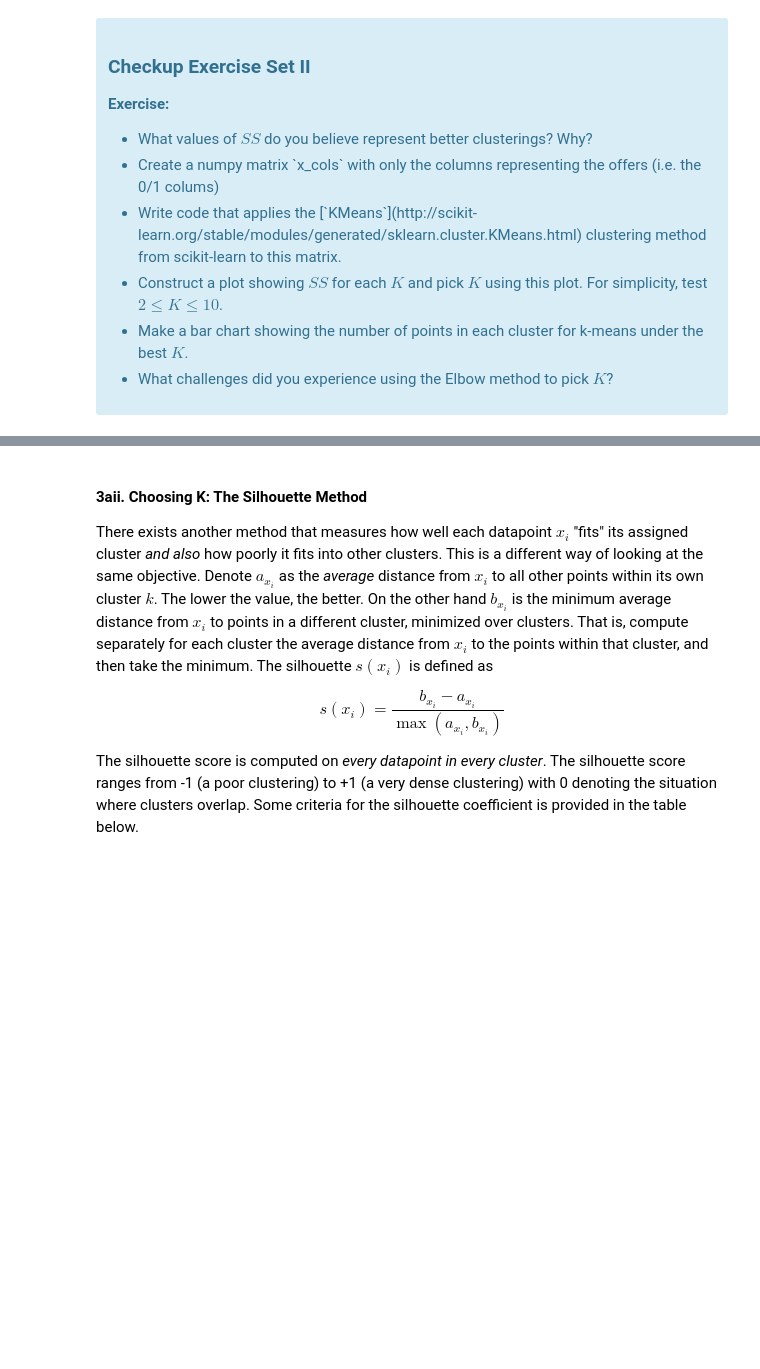
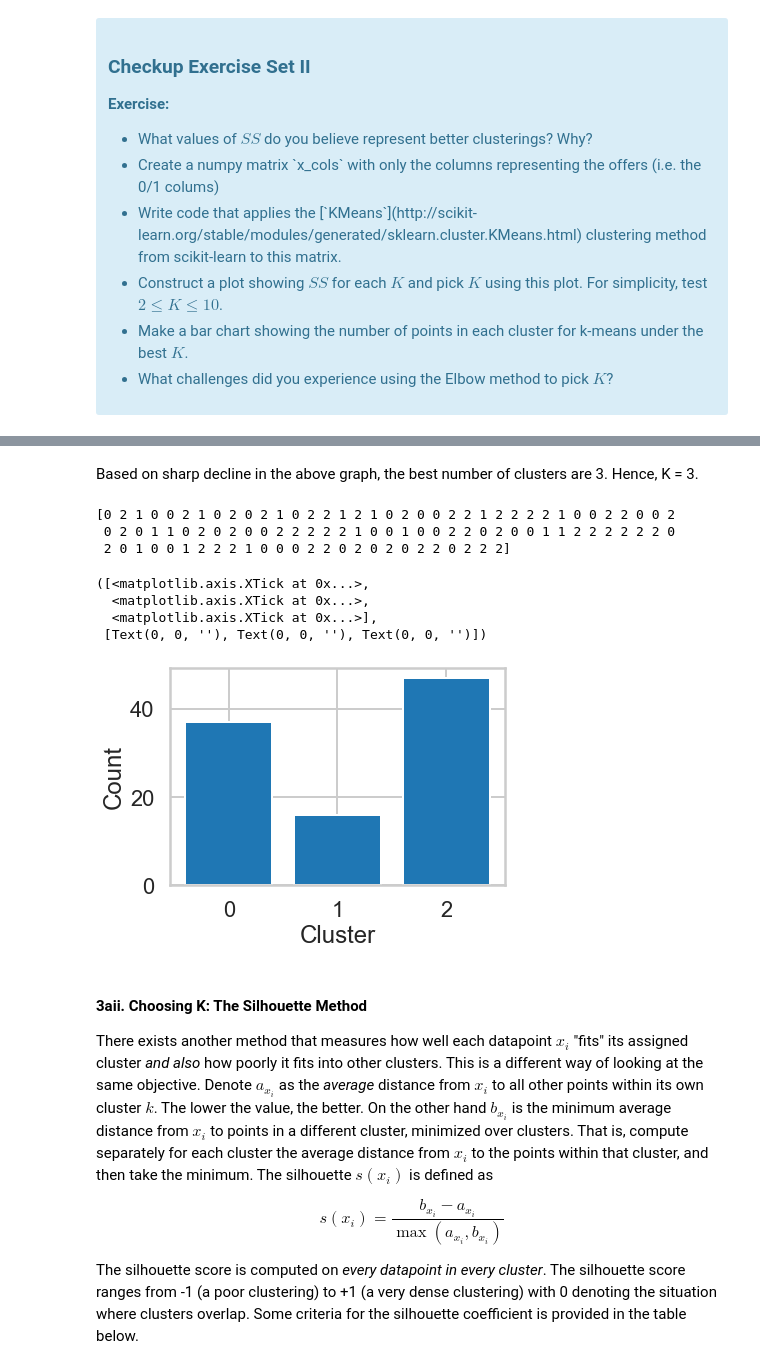
Before and after one commit to abhiram540/Clustering-Case-Study--Customer-Segmentation-with-K-Means, a Jupyter notebook: Clustering Case Study - Customer Segmentation with K-Means - Tier 3.ipynb, the cells around one changed output, grey strips where cells are left out. Saved outputs shown, nothing was run; the diff lists cells and outputs as text; code cells hidden in the pictures; blank space fills up the shorter version.

Commit message:
Choosing K using Elbow method
Chossing the best K using the elbow method

```diff
--- a/Clustering Case Study - Customer Segmentation with K-Means - Tier 3.ipynb
+++ b/Clustering Case Study - Customer Segmentation with K-Means - Tier 3.ipynb
@@ -142,3 +179,29 @@ where $x_i$ is a point, $C_k$ represents cluster $k$ and $\mu_k$ is the centroid
+# %% [markdown]
+Based on sharp decline in the above graph, the best number of clusters are 3. Hence, K = 3.
+# %%
+best_K = 3
+
+kmodel = KMeans(n_clusters=best_K, random_state=42)
+kmodel.fit(x_cols)
+labels=kmodel.predict(x_cols)
+print(labels)
+
+(unique, counts) = np.unique(labels, return_counts=True)
+
+#sns.countplot(labels)
+plt.bar(unique, counts)
+plt.xlabel('Cluster')
+plt.ylabel('Count')
+plt.xticks(range(best_K))
+# %% [output]
+[0 2 1 0 0 2 1 0 2 0 2 1 0 2 2 1 2 1 0 2 0 0 2 2 1 2 2 2 2 1 0 0 2 2 0 0 2
+ 0 2 0 1 1 0 2 0 2 0 0 2 2 2 2 2 1 0 0 1 0 0 2 2 0 2 0 0 1 1 2 2 2 2 2 2 0
+ 2 0 1 0 0 1 2 2 2 1 0 0 0 2 2 0 2 0 2 0 2 2 0 2 2 2]
+([<matplotlib.axis.XTick at 0x...>,
+  <matplotlib.axis.XTick at 0x...>,
+  <matplotlib.axis.XTick at 0x...>],
+ [Text(0, 0, ''), Text(0, 0, ''), Text(0, 0, '')])
+[figure, added]
 # %% [markdown]
 #### 3aii. Choosing K: The Silhouette Method
 
```
Also changed, not shown: parts of 3 cells of this notebook.
